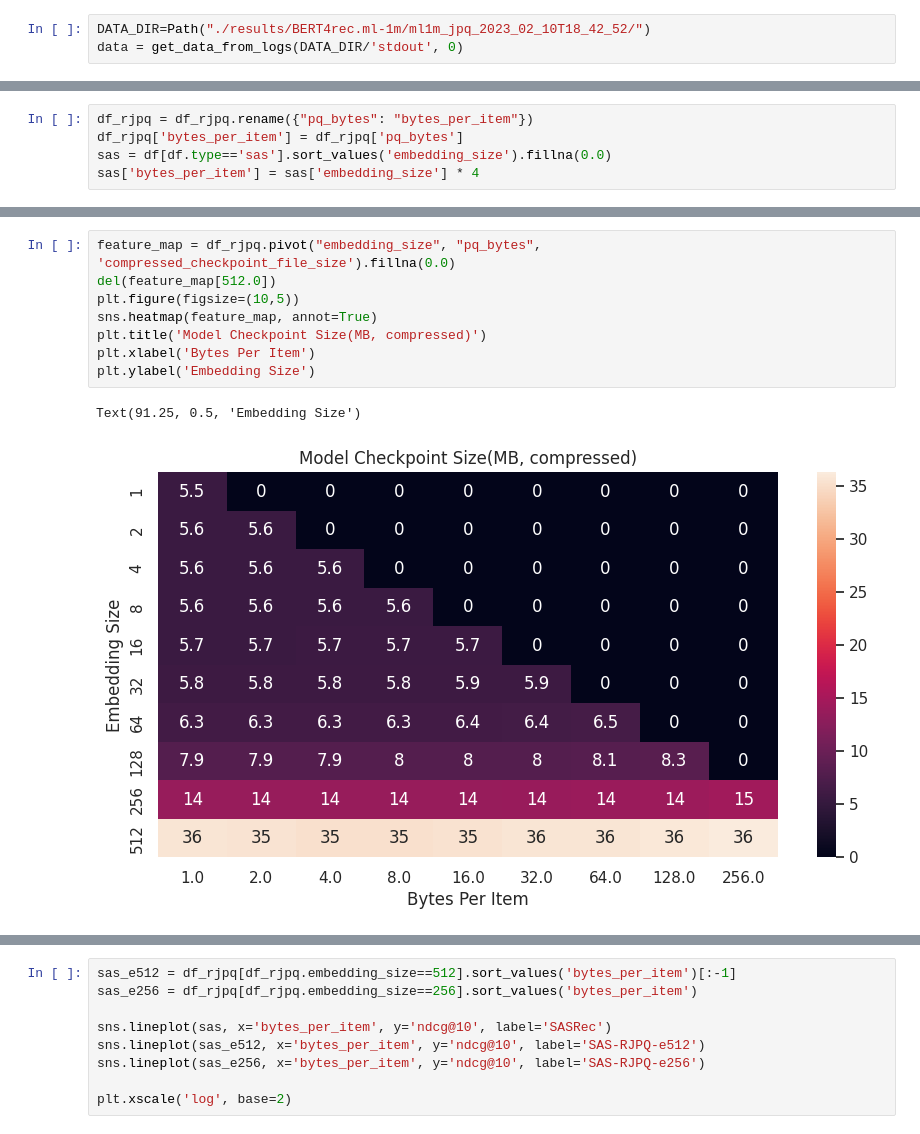
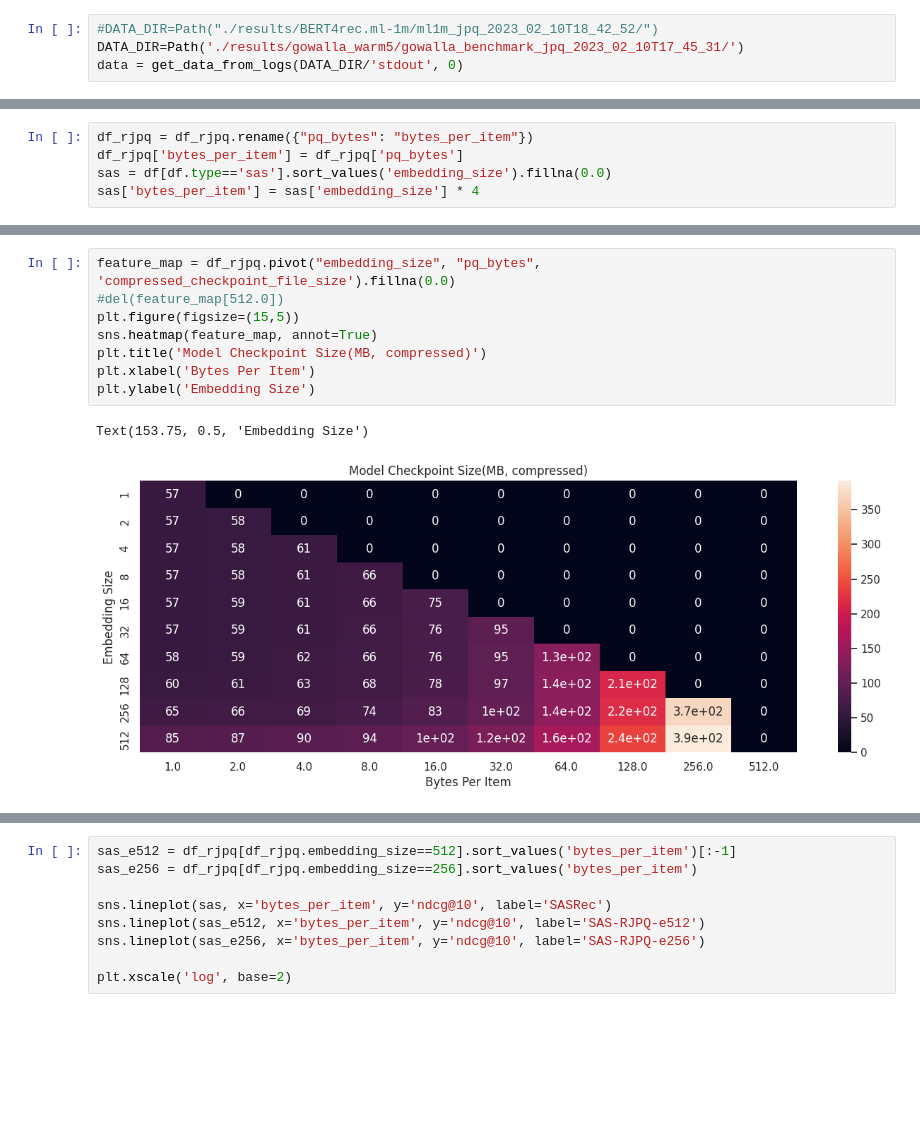
Before and after one commit to asash/gptrec_rl, a Jupyter notebook: evaluation/sas-rjpq-analysis.ipynb, the cells around one changed output, grey strips where cells are left out. Cells and saved outputs as stored; diff of their text form; blank space fills up the shorter version.

```diff
--- a/evaluation/sas-rjpq-analysis.ipynb
+++ b/evaluation/sas-rjpq-analysis.ipynb
@@ -6,7 +8,8 @@ from pathlib import Path
 import gzip
 sns.set()
 # %%
-DATA_DIR=Path("./results/BERT4rec.ml-1m/ml1m_jpq_2023_02_10T18_42_52/")
+#DATA_DIR=Path("./results/BERT4rec.ml-1m/ml1m_jpq_2023_02_10T18_42_52/")
+DATA_DIR=Path('./results/gowalla_warm5/gowalla_benchmark_jpq_2023_02_10T17_45_31/')
 data = get_data_from_logs(DATA_DIR/'stdout', 0)
 # %%
 import pandas as pd
@@ -58,13 +61,13 @@ Text(91.25, 0.5, 'Embedding Size')
 # %%
 feature_map = df_rjpq.pivot("embedding_size", "pq_bytes", 'compressed_checkpoint_file_size').fillna(0.0)
-del(feature_map[512.0])
-plt.figure(figsize=(10,5))
+#del(feature_map[512.0])
+plt.figure(figsize=(15,5))
 sns.heatmap(feature_map, annot=True)
 plt.title('Model Checkpoint Size(MB, compressed)')
 plt.xlabel('Bytes Per Item')
 plt.ylabel('Embedding Size')
 # %% [output]
-Text(91.25, 0.5, 'Embedding Size')
+Text(153.75, 0.5, 'Embedding Size')
-[figure, old version]
+[figure, new version]
 # %%
 feature_map = df_rjpq.pivot("embedding_size", "pq_bytes", 'uncompressed_checkpoint_file_size').fillna(0.0)
```
Also changed, not shown: parts of 9 cells of this notebook, 1 other file.
